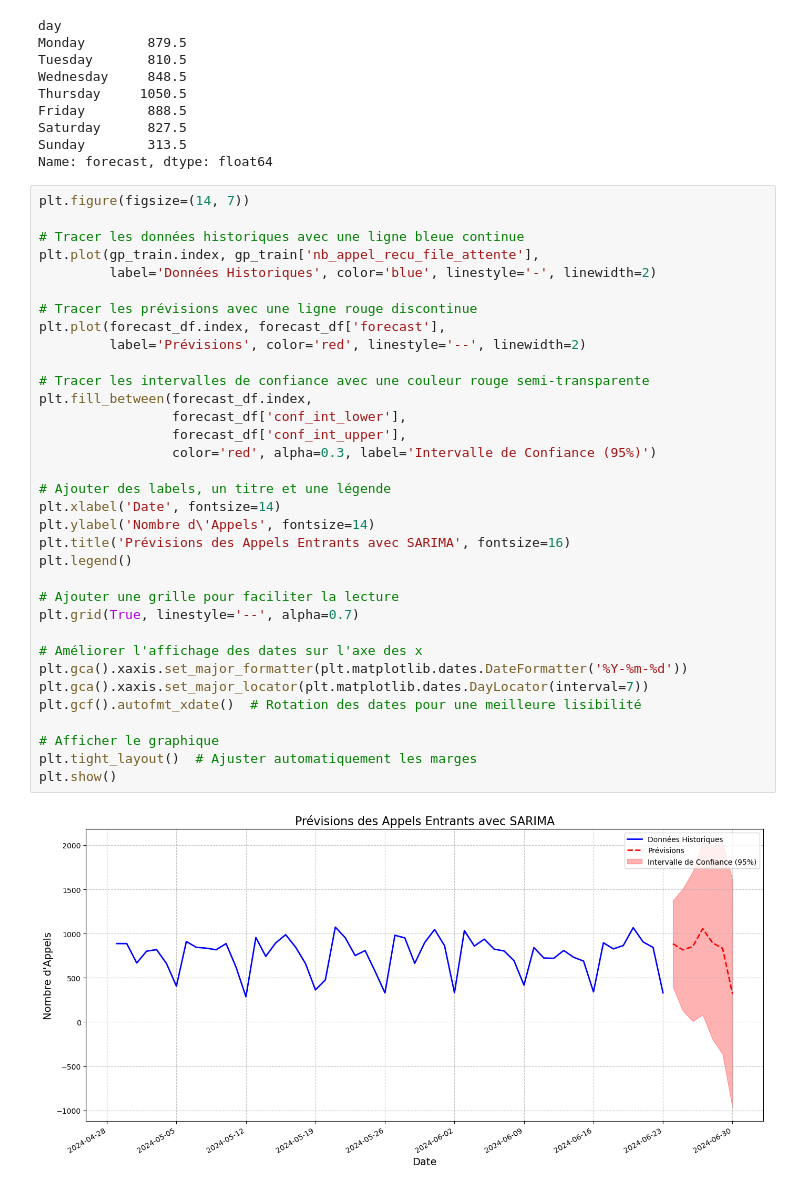
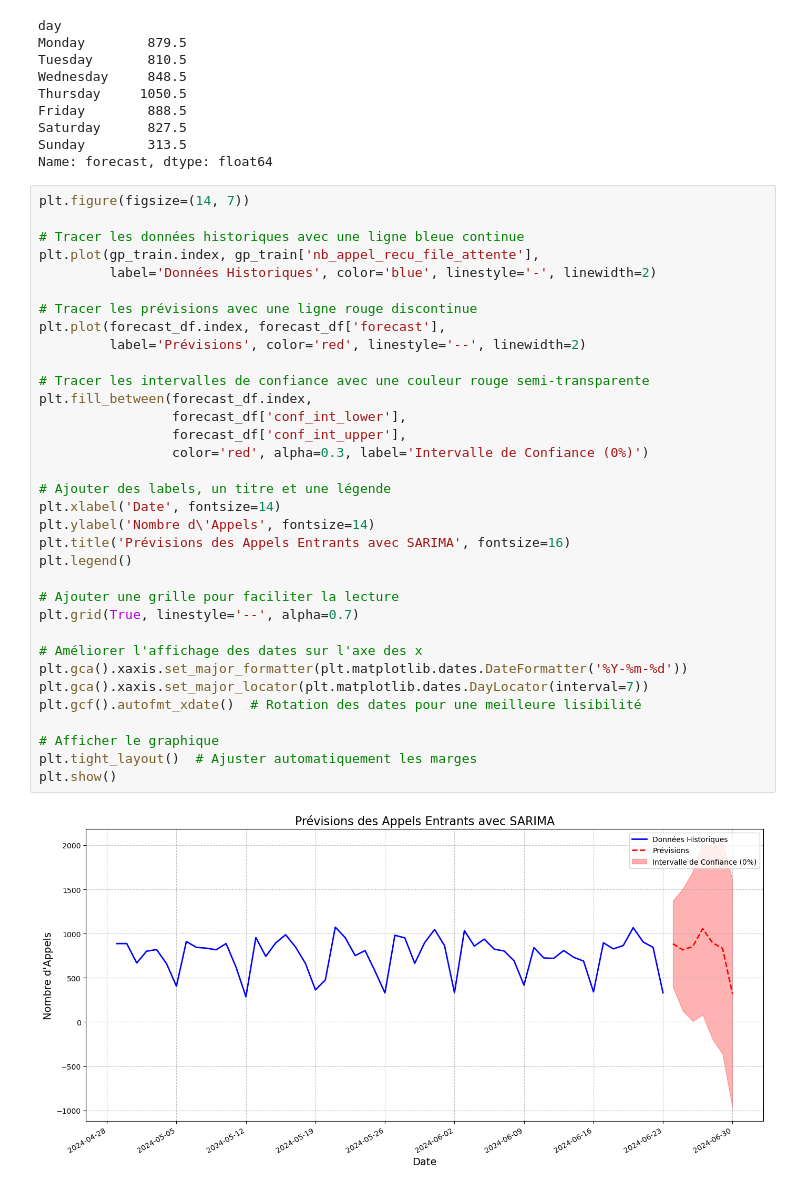
Before and after one commit to artef02/s-ries-chronologiques-pr-vision-appels-entrants, a Jupyter notebook: SARIMAX.ipynb, the cells around one changed output. Saved outputs shown, nothing was run; the diff lists cells and outputs as text.

```diff
--- a/SARIMAX.ipynb
+++ b/SARIMAX.ipynb
@@ -400,32 +389,32 @@ plt.figure(figsize=(14, 7))
 plt.plot(gp_train.index, gp_train['nb_appel_recu_file_attente'],
          label='Données Historiques', color='blue', linestyle='-', linewidth=2)
 
 # Tracer les prévisions avec une ligne rouge discontinue
 plt.plot(forecast_df.index, forecast_df['forecast'],
          label='Prévisions', color='red', linestyle='--', linewidth=2)
 
 # Tracer les intervalles de confiance avec une couleur rouge semi-transparente
 plt.fill_between(forecast_df.index,
                  forecast_df['conf_int_lower'],
                  forecast_df['conf_int_upper'],
-                 color='red', alpha=0.3, label='Intervalle de Confiance (95%)')
+                 color='red', alpha=0.3, label='Intervalle de Confiance (0%)')
 
 # Ajouter des labels, un titre et une légende
 plt.xlabel('Date', fontsize=14)
 plt.ylabel('Nombre d\'Appels', fontsize=14)
 plt.title('Prévisions des Appels Entrants avec SARIMA', fontsize=16)
 plt.legend()
 
 # Ajouter une grille pour faciliter la lecture
 plt.grid(True, linestyle='--', alpha=0.7)
 
 # Améliorer l'affichage des dates sur l'axe des x
 plt.gca().xaxis.set_major_formatter(plt.matplotlib.dates.DateFormatter('%Y-%m-%d'))
 plt.gca().xaxis.set_major_locator(plt.matplotlib.dates.DayLocator(interval=7))
 plt.gcf().autofmt_xdate()  # Rotation des dates pour une meilleure lisibilité
 
 # Afficher le graphique
 plt.tight_layout()  # Ajuster automatiquement les marges
 plt.show()
 # %% [output]
-[figure, old version]
+[figure, new version]
```
Also changed, not shown: parts of 3 cells of this notebook.
